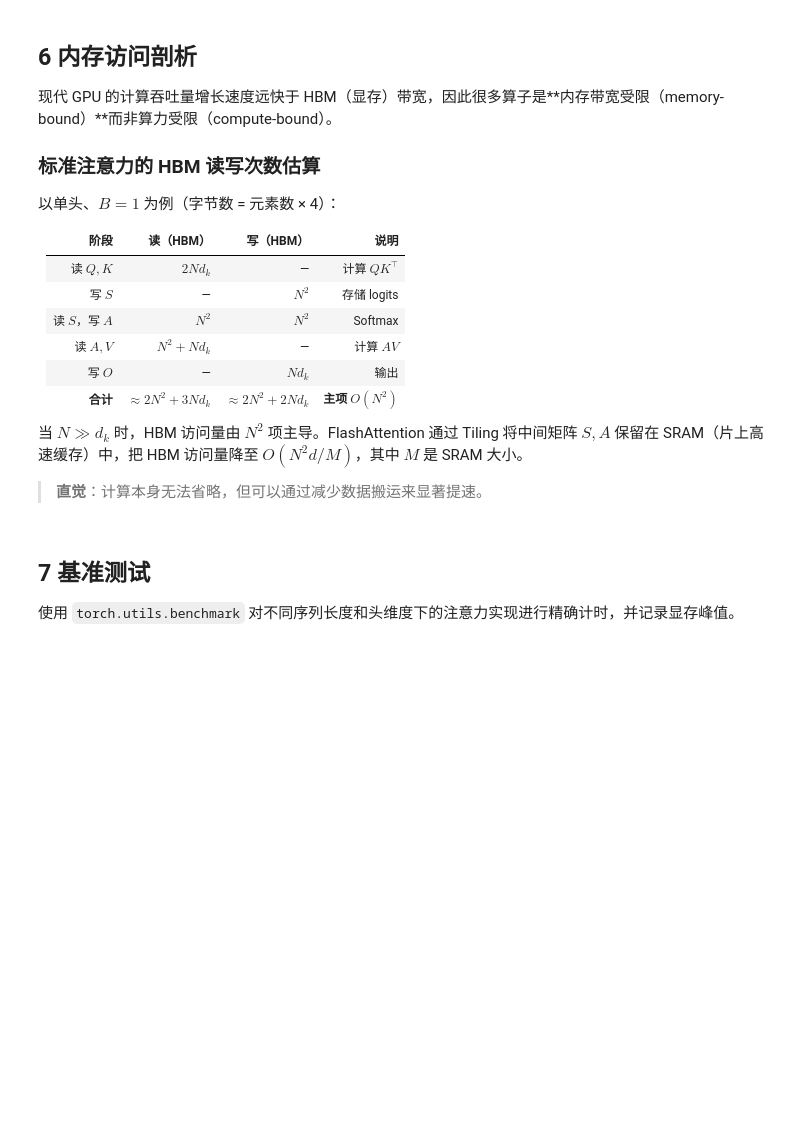
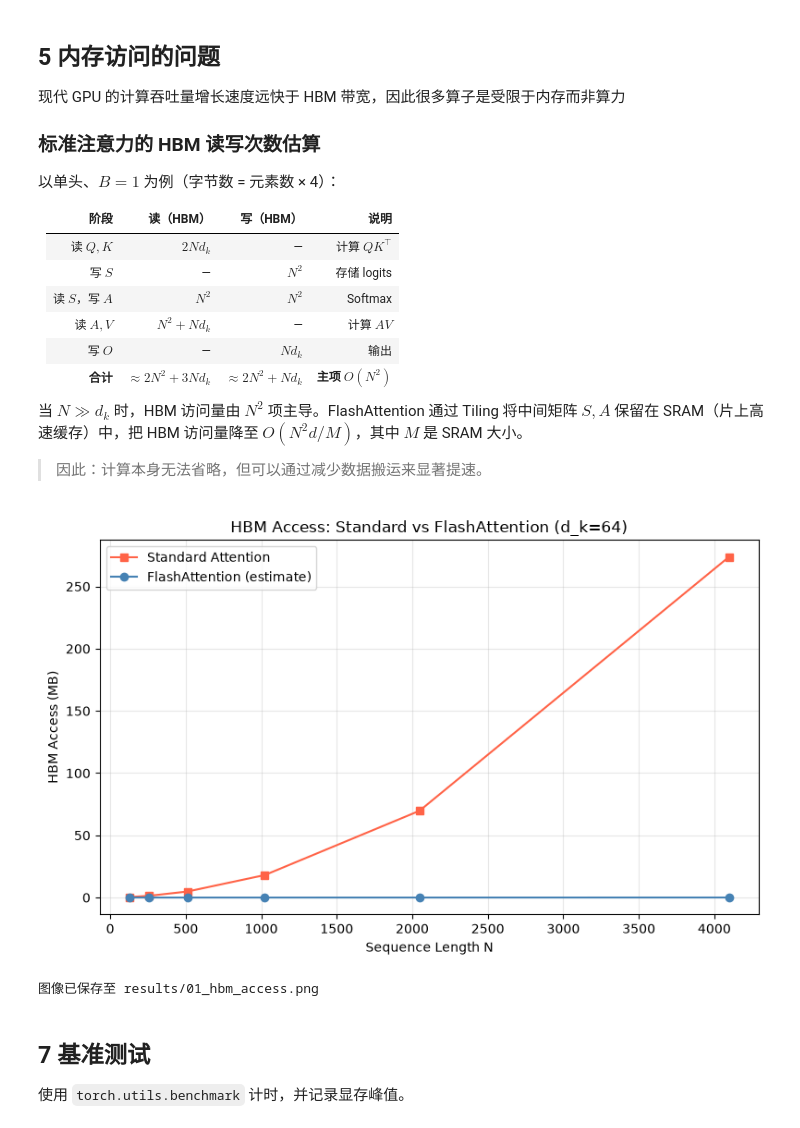
Before and after one commit to Arendengdeng/efficient-attention-lab, a Jupyter notebook: notebooks/01_standard_attention.ipynb, the cells around one changed output. Drawn from its saved outputs; the diff is of its cells as text; code cells hidden in the pictures; blank space fills up the shorter version.

```diff
--- a/notebooks/01_standard_attention.ipynb
+++ b/notebooks/01_standard_attention.ipynb
@@ -354,7 +362,7 @@ print("图像已保存至 results/01_memory_scaling.png")
 # %% [markdown]
-## 6 内存访问剖析
+## 5 内存访问的问题
 
-现代 GPU 的计算吞吐量增长速度远快于 HBM（显存）带宽，因此很多算子是**内存带宽受限（memory-bound）**而非算力受限（compute-bound）。
+现代 GPU 的计算吞吐量增长速度远快于 HBM 带宽，因此很多算子是受限于内存而非算力
 
 ### 标准注意力的 HBM 读写次数估算
 
@@ -367,42 +375,45 @@ print("图像已保存至 results/01_memory_scaling.png")
 | 读 $S$，写 $A$ | $N^2$ | $N^2$ | Softmax |
 | 读 $A, V$ | $N^2 + N d_k$ | — | 计算 $AV$ |
 | 写 $O$ | — | $N d_k$ | 输出 |
-| **合计** | $\approx 2N^2 + 3Nd_k$ | $\approx 2N^2 + 2Nd_k$ | **主项 $O(N^2)$** |
+| **合计** | $\approx 2N^2 + 3Nd_k$ | $\approx 2N^2 + Nd_k$ | **主项 $O(N^2)$** |
 
 当 $N \gg d_k$ 时，HBM 访问量由 $N^2$ 项主导。FlashAttention 通过 Tiling 将中间矩阵 $S, A$ 保留在 SRAM（片上高速缓存）中，把 HBM 访问量降至 $O(N^2 d / M)$，其中 $M$ 是 SRAM 大小。
 
-> **直觉**：计算本身无法省略，但可以通过减少数据搬运来显著提速。
+> 因此：计算本身无法省略，但可以通过减少数据搬运来显著提速。
 # %%
 # HBM 访问量对比：标准注意力 vs FlashAttention（理论估算）
 seq_lens_hbm = [128, 256, 512, 1024, 2048, 4096]
 d_k_val = 64
 M_sram = 100_000  # 假设 SRAM 可容纳约 100k 个元素（简化）
 
 standard_hbm = [
-    (4 * N**2 + 5 * N * d_k_val) * 4 / 1e6  # MB
+    (4 * N**2 + 4 * N * d_k_val) * 4 / 1e6  # MB
     for N in seq_lens_hbm
 ]
 flash_hbm = [
     (N**2 * d_k_val / M_sram) * 4 / 1e6  # MB（简化公式）
     for N in seq_lens_hbm
 ]
 
 fig, ax = plt.subplots(figsize=(8, 5))
 ax.plot(seq_lens_hbm, standard_hbm, marker="s", label="Standard Attention", color="tomato")
 ax.plot(seq_lens_hbm, flash_hbm, marker="o", label="FlashAttention (estimate)", color="steelblue")
 ax.set_xlabel("Sequence Length N")
 ax.set_ylabel("HBM Access (MB)")
 ax.set_title(f"HBM Access: Standard vs FlashAttention (d_k={d_k_val})")
 ax.legend()
 ax.grid(alpha=0.3)
 plt.tight_layout()
 plt.savefig("../results/01_hbm_access.png", dpi=120, bbox_inches="tight")
 plt.show()
 print("图像已保存至 results/01_hbm_access.png")
+# %% [output]
+[figure, added]
+图像已保存至 results/01_hbm_access.png
 # %% [markdown]
 ## 7 基准测试
 
-使用 `torch.utils.benchmark` 对不同序列长度和头维度下的注意力实现进行精确计时，并记录显存峰值。
+使用 `torch.utils.benchmark` 计时，并记录显存峰值。
 # %%
 import torch.utils.benchmark as benchmark
 import json
```
Also changed, not shown: parts of 21 cells of this notebook, 15 other files.
